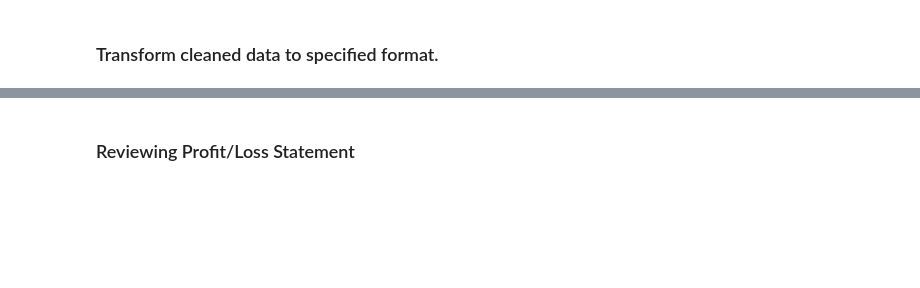
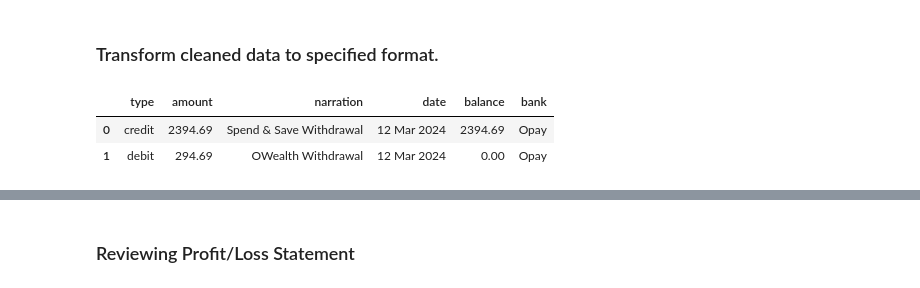
Before and after one commit to Iyanuvicky22/bank_statement_parser, a Jupyter notebook: opay_bs/opay_bs_parser.ipynb, the cells around one changed output, grey strips where cells are left out. Saved outputs shown, nothing was run; the diff lists cells and outputs as text; code cells hidden in the pictures; blank space fills up the shorter version.

```diff
--- a/opay_bs/opay_bs_parser.ipynb
+++ b/opay_bs/opay_bs_parser.ipynb
@@ -232,16 +175,23 @@ opay_clean = final_df.drop('Debit/Credit(#)', axis=1)
 # %% [markdown]
 ### Transform cleaned data to specified format.
 # %%
-def transform_row_opay(row):
-    return {
-        'id':0,
-        "type": "debit" if int(row["Debit"]) > 0 else "credit",
-        "amount": row["Debit"] if int(row["Debit"]) > 0 else row["Credit"],
-        "narration": row["Description"].replace(r"'", ""),
-        "date": row["Value Date"],
-        "balance": row["Balance(#)"]
-    }
-transformed_opay = opay_clean.apply(transform_row_opay, axis=1).tolist()
-transformed_opay_df = pd.DataFrame(transformed_opay)
-transformed_opay_df.head(5)
-transformed_opay_df.to_csv('Transformed_bs.csv')
+def transform_df(data: pd.DataFrame)-> pd.DataFrame:
+    def transform_row(row):
+        return {
+            "type": "debit" if int(row["Debit"]) > 0 else "credit",
+            "amount": row["Debit"] if int(row["Debit"]) > 0 else row["Credit"],
+            "narration": row["Description"].replace(r"'", ""),
+            "date": row["Value Date"],
+            "balance": row["Balance(#)"],
+            "bank": row["Bank"]
+        }
+    transformed_bs = ae.apply(transform_row, axis=1).tolist()
+    transformed_bs_df = pd.DataFrame(transformed_bs)
+    return transformed_bs_df
+
+transformed_opay_df = transform_df(ae)
+transformed_opay_df.head(2)
+# %% [output]
+|  | type | amount | narration | date | balance | bank |
+| 0 | credit | 2394.69 | Spend & Save Withdrawal | 12 Mar 2024 | 2394.69 | Opay |
+| 1 | debit | 294.69 | OWealth Withdrawal | 12 Mar 2024 | 0.00 | Opay |
```
Also changed, not shown: parts of 34 cells of this notebook, 14 other files.
